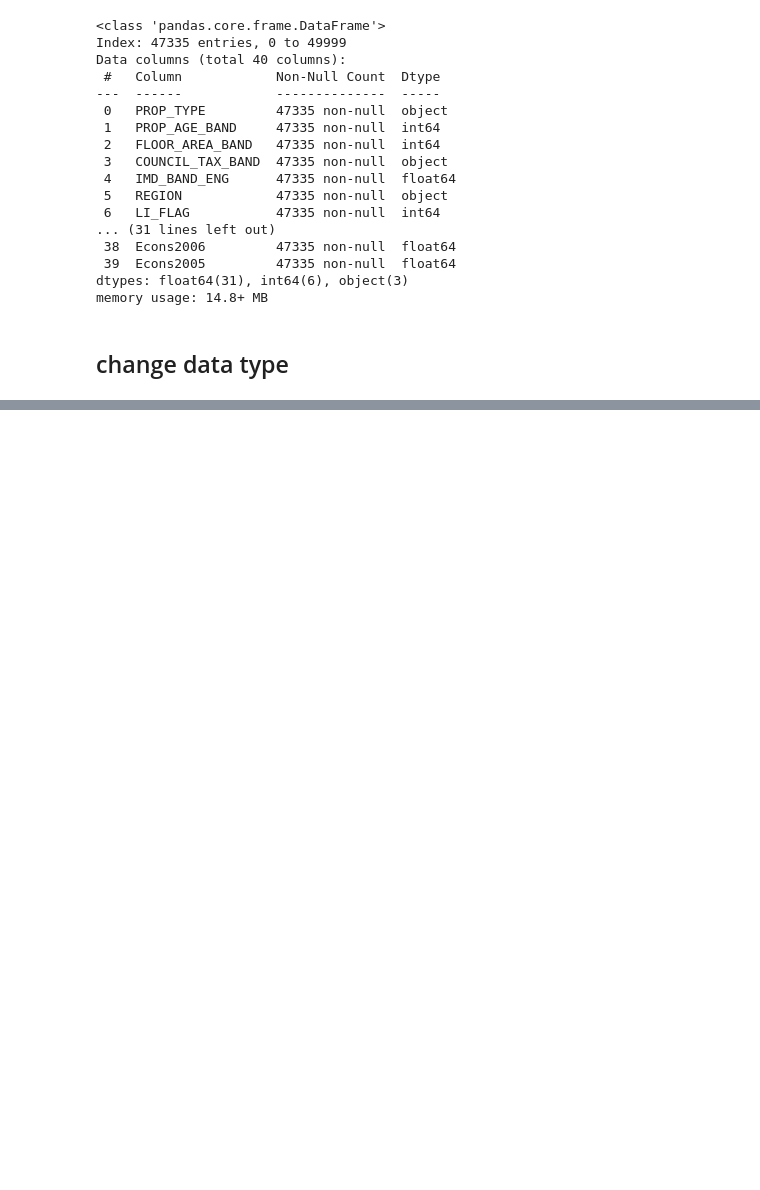
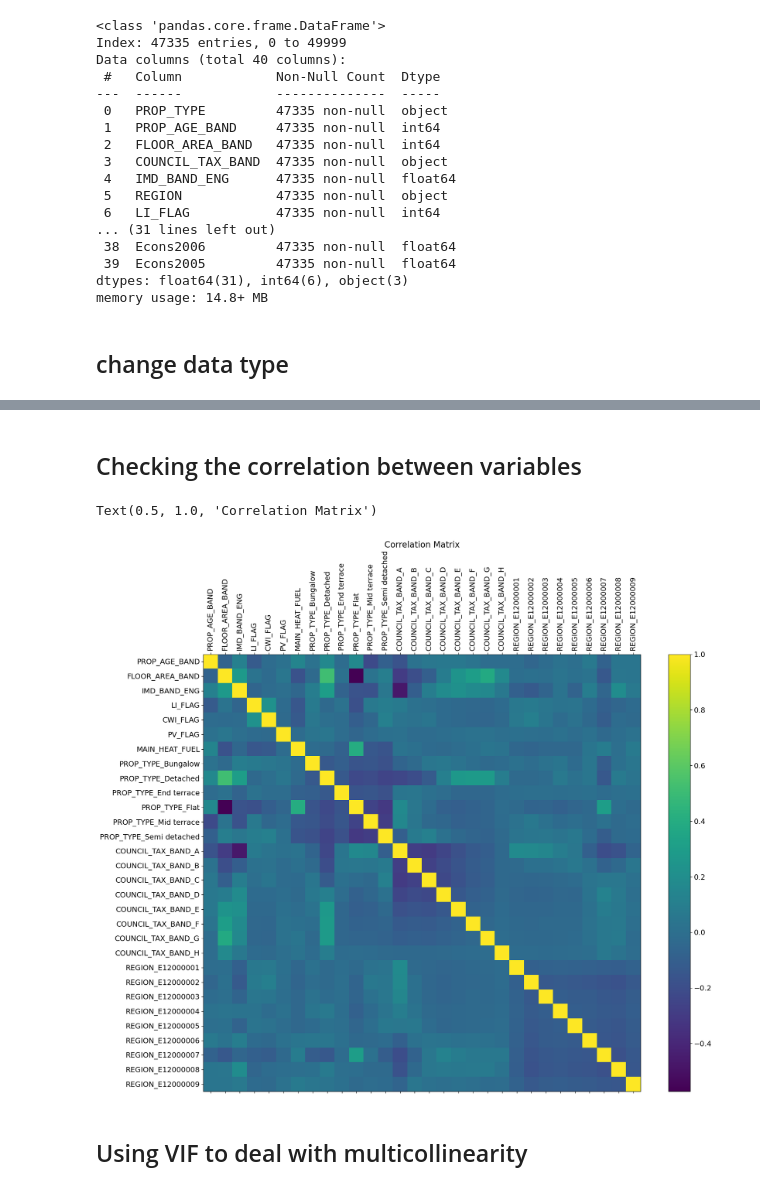
Before and after one commit to gordenleee/QM_Group_Work, a Jupyter notebook: group_assignment.ipynb, the cells around one changed output, grey strips where cells are left out. Cells and saved outputs as stored; diff of their text form; code cells hidden in the pictures; blank space fills up the shorter version.

```diff
--- a/group_assignment.ipynb
+++ b/group_assignment.ipynb
@@ -73,13 +100,13 @@ print(df.shape)
 # %%
 # Define the columns of interest
 g_columns = [f'Gcons{i}' for i in range(2019, 2004, -1)]
-e_clumns = [f'Econs{i}' for i in range(2019, 2004, -1)]
+e_columns = [f'Econs{i}' for i in range(2019, 2004, -1)]
 
 # Drop rows where both Gcons and Econs columns are NaN
-df = df.dropna(subset=g_columns + e_columns, how='all')
+df_filtered = df_filtered.dropna(subset=g_columns + e_columns, how='all')
 
-print(df.shape)
-df.info()
+print(df_filtered.shape)
+df_filtered.info()
 # %% [output]
 (47335, 40)
 <class 'pandas.core.frame.DataFrame'>
@@ -100,13 +127,13 @@ dtypes: float64(31), int64(6), object(3)
 memory usage: 14.8+ MB
 # %%
 # fill NaN with 0 if both Gcons or Econs columns are NaN
-condition1 = df.iloc[:, 10:25].isna().all(axis=1)
-df.loc[condition1, df.columns[10:25]] = 0
+condition1 = df_filtered.iloc[:, 10:25].isna().all(axis=1)
+df_filtered.loc[condition1, df_filtered.columns[10:25]] = 0
 
-condition2 = df.iloc[:, 25:].isna().all(axis=1)
-df.loc[condition2, df.columns[25:]] = 0
+condition2 = df_filtered.iloc[:, 25:].isna().all(axis=1)
+df_filtered.loc[condition2, df_filtered.columns[25:]] = 0
 
-df.info()
+df_filtered.info()
 # %% [output]
 <class 'pandas.core.frame.DataFrame'>
 Index: 47335 entries, 0 to 49999
@@ -127,9 +154,9 @@ dtypes: float64(31), int64(6), object(3)
 memory usage: 14.8+ MB
 # %%
 # fill other NaN with the mean of the column
-df.iloc[:, 10:] = df.iloc[:, 10:].apply(lambda col: col.fillna(col.mean()), axis=0)
+df_filtered.iloc[:, 10:] = df_filtered.iloc[:, 10:].apply(lambda col: col.fillna(col.mean()), axis=0)
 
-df.info()
+df_filtered.info()
 # %% [output]
 <class 'pandas.core.frame.DataFrame'>
 Index: 47335 entries, 0 to 49999
@@ -152,0 +184,4 @@ memory usage: 14.8+ MB
+# %%
+df_filtered_numeric = pd.get_dummies(df_filtered, dtype=int)
+
+df_filtered_numeric.info()
@@ -152,0 +206,18 @@ memory usage: 14.8+ MB
+# %% [markdown]
+## Checking the correlation between variables
+# %%
+df_filtered_independent = df_filtered_numeric.drop(df_filtered_numeric.columns[7:37], axis=1)
+
+plt.rcParams["axes.grid"] = False
+f = plt.figure(figsize=(19, 15))
+plt.matshow(df_filtered_independent.corr(), fignum=f.number)
+plt.xticks(range(df_filtered_independent.shape[1]), df_filtered_independent.columns, fontsize=14, rotation=90)
+plt.yticks(range(df_filtered_independent.shape[1]), df_filtered_independent.columns, fontsize=14)
+cb = plt.colorbar()
+cb.ax.tick_params(labelsize=14)
+plt.title('Correlation Matrix', fontsize=16)
+# %% [output]
+Text(0.5, 1.0, 'Correlation Matrix')
+[figure, added]
+# %% [markdown]
+## Using VIF to deal with multicollinearity
```
Also changed, not shown: parts of 18 cells of this notebook.
